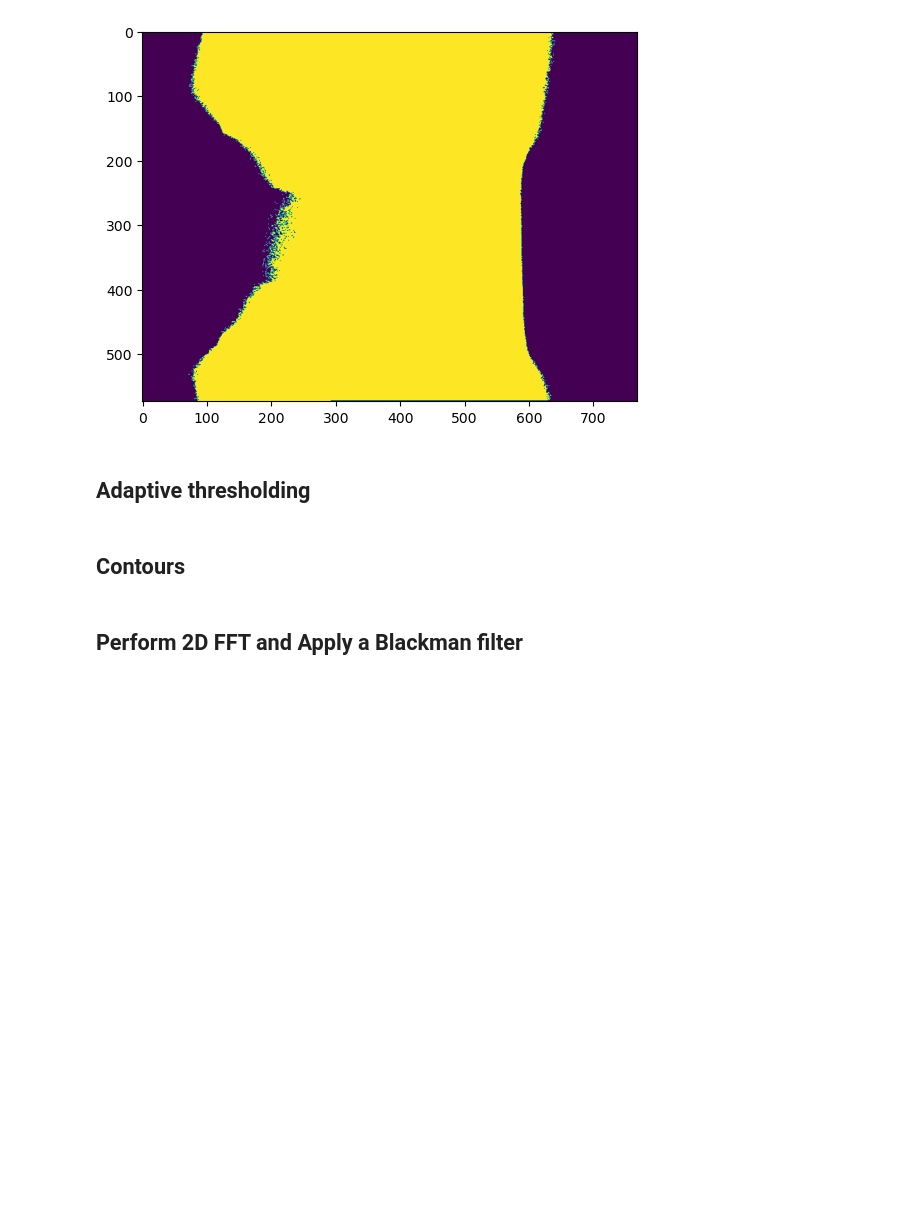
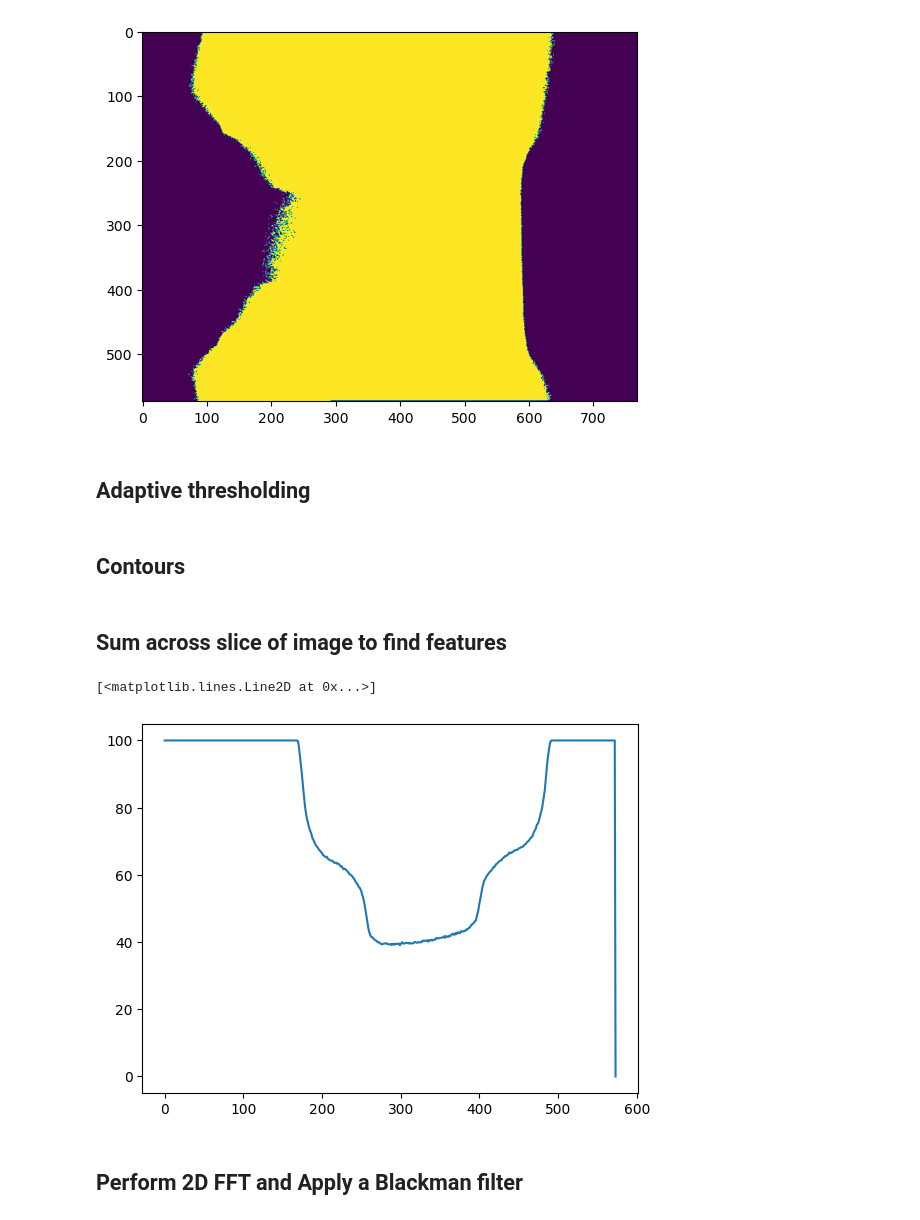
Before and after one commit to mattlitz/ndt-x-ray-image-segmentation, a Jupyter notebook: main.ipynb, the cells around one changed output. Drawn from its saved outputs; the diff is of its cells as text; code cells hidden in the pictures; blank space fills up the shorter version.

```diff
--- a/main.ipynb
+++ b/main.ipynb
@@ -243,6 +243,14 @@ plt.imshow(thres_adapt)
 thresh = cv2.adaptiveThreshold(img,255,cv2.ADAPTIVE_THRESH_GAUSSIAN_C, cv2.THRESH_BINARY, 115,1 )
 
 contours, hierarchy = cv2.findContours(thresh, cv2.RETR_TREE,cv2,CHAIN_APPROX_SIMPLE)
+# %% [markdown]
+## Sum across slice of image to find features
+# %%
+sliced_section = img[:,300:400]
+plt.plot(np.sum(sliced_section, axis=1))
+# %% [output]
+[<matplotlib.lines.Line2D at 0x...>]
+[figure, added]
 # %% [markdown]
 ## Perform 2D FFT and Apply a Blackman filter
 # %%
```
Also changed, not shown: parts of 4 cells of this notebook, 1 other file.
